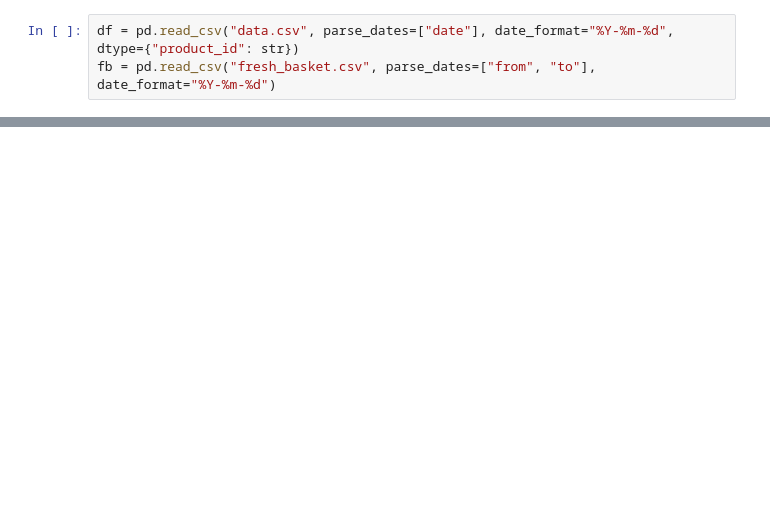
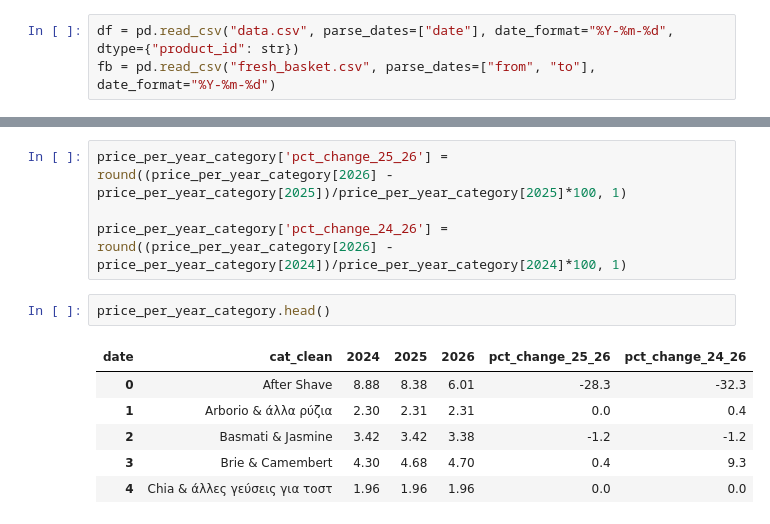
Before and after one commit to troboukis/ekatanalotis, a Jupyter notebook: analysis.ipynb, the cells around one changed output, grey strips where cells are left out. Cells and saved outputs as stored; diff of their text form; blank space fills up the shorter version.

```diff
--- a/analysis.ipynb
+++ b/analysis.ipynb
@@ -13,0 +61,13 @@ df.head(2)
+# %%
+price_per_year_category['pct_change_25_26'] = round((price_per_year_category[2026] - price_per_year_category[2025])/price_per_year_category[2025]*100, 1)
+
+price_per_year_category['pct_change_24_26'] = round((price_per_year_category[2026] - price_per_year_category[2024])/price_per_year_category[2024]*100, 1)
+# %%
+price_per_year_category.head()
+# %% [output]
+| date | cat_clean | 2024 | 2025 | 2026 | pct_change_25_26 | pct_change_24_26 |
+| 0 | After Shave | 8.88 | 8.38 | 6.01 | -28.3 | -32.3 |
+| 1 | Arborio & άλλα ρύζια | 2.30 | 2.31 | 2.31 | 0.0 | 0.4 |
+| 2 | Basmati & Jasmine | 3.42 | 3.42 | 3.38 | -1.2 | -1.2 |
+| 3 | Brie & Camembert | 4.30 | 4.68 | 4.70 | 0.4 | 9.3 |
+| 4 | Chia & άλλες γεύσεις για τοστ | 1.96 | 1.96 | 1.96 | 0.0 | 0.0 |
```
Also changed, not shown: parts of 16 cells of this notebook, 6 other files.
